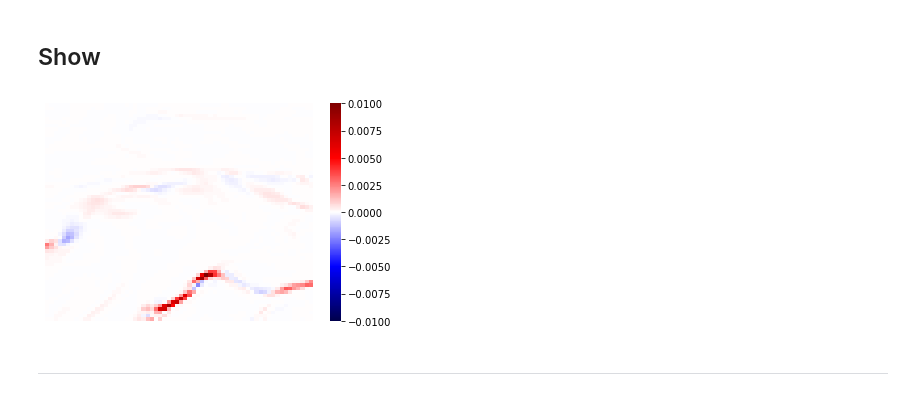
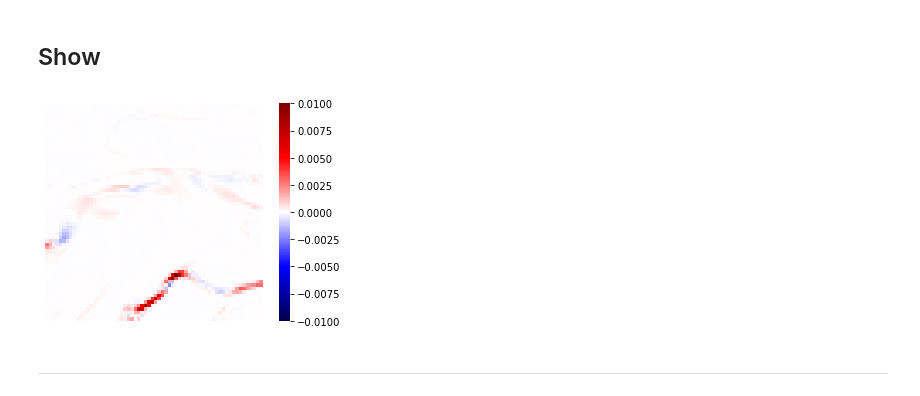
Before and after one commit to AI-for-Ocean-Science/ulmo, a Jupyter notebook: docs/nb/LLC/LLC_Frontogenesis.ipynb, the cells around one changed output. Cells and saved outputs as stored; diff of their text form; code cells hidden in the pictures.

```diff
--- a/docs/nb/LLC/LLC_Frontogenesis.ipynb
+++ b/docs/nb/LLC/LLC_Frontogenesis.ipynb
@@ -159,9 +160,9 @@ F_S = F_S_x + F_S_y
 # %% [markdown]
 ## Show
 # %%
-_ = plotting.show_image(F_S, cm='seismic', vmnx=(-0.01, 0.01))
+_ = plotting.show_image(F_S, cm='seismic', vmnx=(-0.01, 0.01), set_aspect='equal')
 # %% [output]
-[figure, old version]
+[figure, new version]
 # %% [markdown]
 ----
 # %% [markdown]
```
Also changed, not shown: parts of 3 cells of this notebook.
